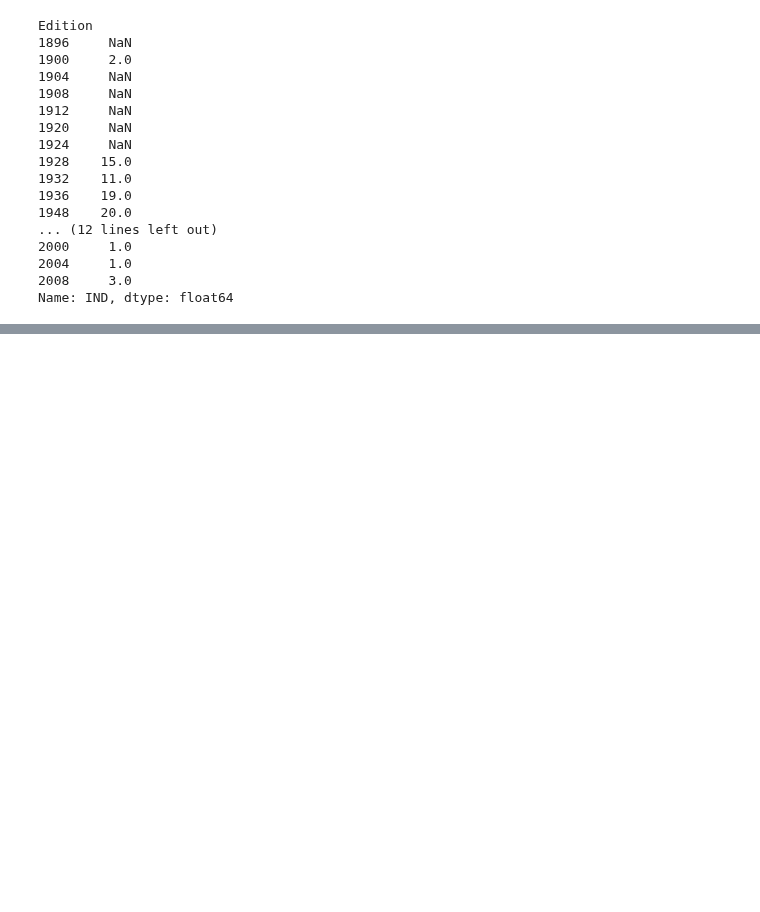
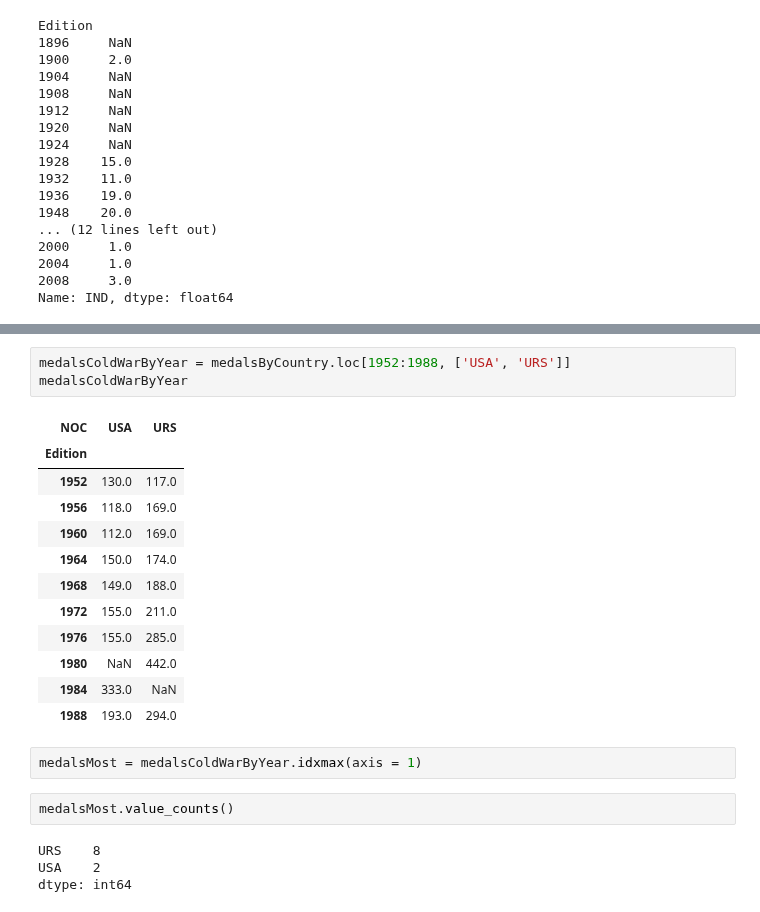
Before and after one commit to sushant2811/pythonAndStatsForDS, a Jupyter notebook: advancedPandas.ipynb, the cells around one changed output, grey strips where cells are left out. Saved outputs shown, nothing was run; the diff lists cells and outputs as text; blank space fills up the shorter version.

```diff
--- a/advancedPandas.ipynb
+++ b/advancedPandas.ipynb
@@ -1411,0 +1425,24 @@ dfOlympic[(dfOlympic.NOC == 'IND') & (dfOlympic.Edition > 1947) & (dfOlympic.Spo
+# %%
+medalsColdWarByYear = medalsByCountry.loc[1952:1988, ['USA', 'URS']]
+medalsColdWarByYear
+# %% [output]
+| NOC | USA | URS |
+| Edition |  |  |
+| 1952 | 130.0 | 117.0 |
+| 1956 | 118.0 | 169.0 |
+| 1960 | 112.0 | 169.0 |
+| 1964 | 150.0 | 174.0 |
+| 1968 | 149.0 | 188.0 |
+| 1972 | 155.0 | 211.0 |
+| 1976 | 155.0 | 285.0 |
+| 1980 | NaN | 442.0 |
+| 1984 | 333.0 | NaN |
+| 1988 | 193.0 | 294.0 |
+# %%
+medalsMost = medalsColdWarByYear.idxmax(axis = 1)
+# %%
+medalsMost.value_counts()
+# %% [output]
+URS    8
+USA    2
+dtype: int64
```
Also changed, not shown: parts of 4 cells of this notebook.
